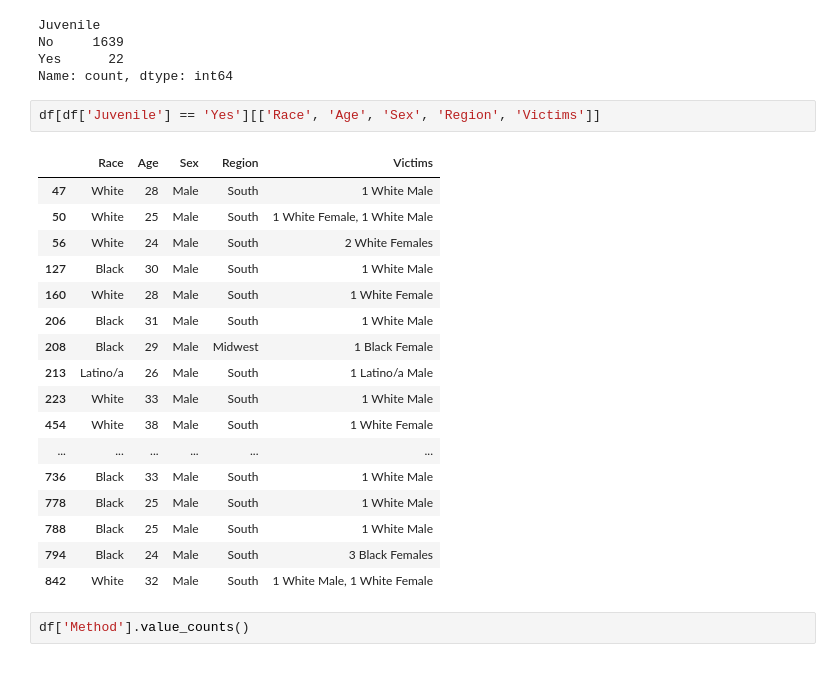
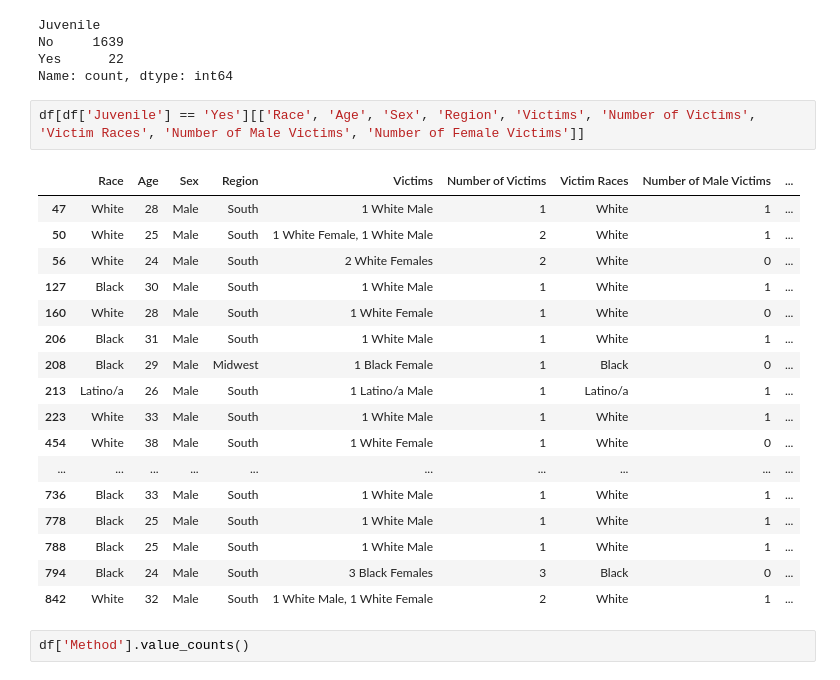
Before and after one commit to max-reevage/us-execution-trends-exploration, a Jupyter notebook: notebooks/modern_execution_data.ipynb, the cells around one changed output. Saved outputs shown, nothing was run; the diff lists cells and outputs as text.

```diff
--- a/notebooks/modern_execution_data.ipynb
+++ b/notebooks/modern_execution_data.ipynb
@@ -113,25 +81,25 @@ No     1639
 Yes      22
 Name: count, dtype: int64
 # %%
-df[df['Juvenile'] == 'Yes'][['Race', 'Age', 'Sex', 'Region', 'Victims']]
+df[df['Juvenile'] == 'Yes'][['Race', 'Age', 'Sex', 'Region', 'Victims', 'Number of Victims', 'Victim Races', 'Number of Male Victims', 'Number of Female Victims']]
 # %% [output]
-|  | Race | Age | Sex | Region | Victims |
-| 47 | White | 28 | Male | South | 1 White Male |
-| 50 | White | 25 | Male | South | 1 White Female, 1 White Male |
-| 56 | White | 24 | Male | South | 2 White Females |
-| 127 | Black | 30 | Male | South | 1 White Male |
-| 160 | White | 28 | Male | South | 1 White Female |
-| 206 | Black | 31 | Male | South | 1 White Male |
-| 208 | Black | 29 | Male | Midwest | 1 Black Female |
-| 213 | Latino/a | 26 | Male | South | 1 Latino/a Male |
-| 223 | White | 33 | Male | South | 1 White Male |
-| 454 | White | 38 | Male | South | 1 White Female |
-| ... | ... | ... | ... | ... | ... |
-| 736 | Black | 33 | Male | South | 1 White Male |
-| 778 | Black | 25 | Male | South | 1 White Male |
-| 788 | Black | 25 | Male | South | 1 White Male |
-| 794 | Black | 24 | Male | South | 3 Black Females |
-| 842 | White | 32 | Male | South | 1 White Male, 1 White Female |
+|  | Race | Age | Sex | Region | Victims | Number of Victims | Victim Races | Number of Male Victims | ... |
+| 47 | White | 28 | Male | South | 1 White Male | 1 | White | 1 | ... |
+| 50 | White | 25 | Male | South | 1 White Female, 1 White Male | 2 | White | 1 | ... |
+| 56 | White | 24 | Male | South | 2 White Females | 2 | White | 0 | ... |
+| 127 | Black | 30 | Male | South | 1 White Male | 1 | White | 1 | ... |
+| 160 | White | 28 | Male | South | 1 White Female | 1 | White | 0 | ... |
+| 206 | Black | 31 | Male | South | 1 White Male | 1 | White | 1 | ... |
+| 208 | Black | 29 | Male | Midwest | 1 Black Female | 1 | Black | 0 | ... |
+| 213 | Latino/a | 26 | Male | South | 1 Latino/a Male | 1 | Latino/a | 1 | ... |
+| 223 | White | 33 | Male | South | 1 White Male | 1 | White | 1 | ... |
+| 454 | White | 38 | Male | South | 1 White Female | 1 | White | 0 | ... |
+| ... | ... | ... | ... | ... | ... | ... | ... | ... | ... |
+| 736 | Black | 33 | Male | South | 1 White Male | 1 | White | 1 | ... |
+| 778 | Black | 25 | Male | South | 1 White Male | 1 | White | 1 | ... |
+| 788 | Black | 25 | Male | South | 1 White Male | 1 | White | 1 | ... |
+| 794 | Black | 24 | Male | South | 3 Black Females | 3 | Black | 0 | ... |
+| 842 | White | 32 | Male | South | 1 White Male, 1 White Female | 2 | White | 1 | ... |
 # %%
 df['Method'].value_counts()
 # %% [output]
```
Also changed, not shown: parts of 11 cells of this notebook, 1 other file.
